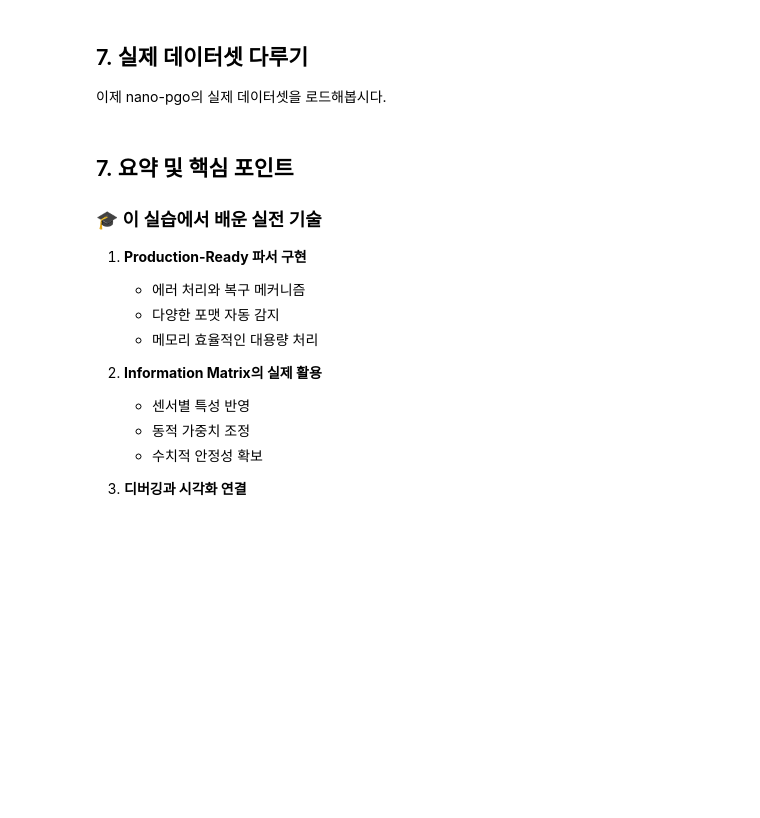
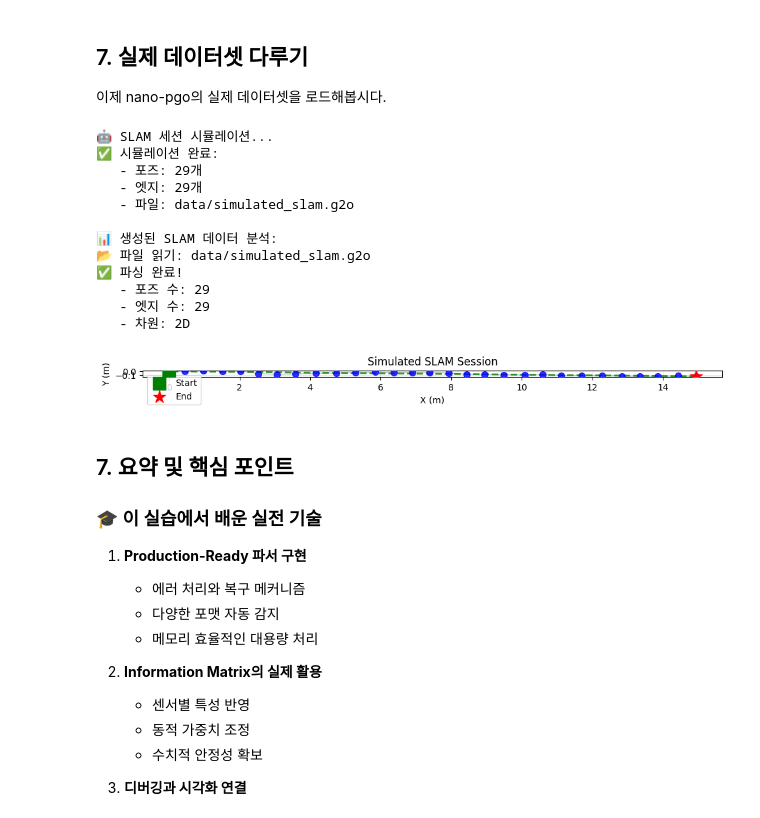
Before and after one commit to rkdals0131/Symforce, a Jupyter notebook: lib/nano-pgo/pgo101/chapter02_understanding_g2o_format.ipynb, the cells around one changed output. Saved outputs shown, nothing was run; the diff lists cells and outputs as text; code cells hidden in the pictures; blank space fills up the shorter version.

```diff
--- a/lib/nano-pgo/pgo101/chapter02_understanding_g2o_format.ipynb
+++ b/lib/nano-pgo/pgo101/chapter02_understanding_g2o_format.ipynb
@@ -1354,6 +1465,7 @@ class SLAMIntegration:
             'translation': 0.5,  # 미터
             'rotation': 0.2      # 라디안
         }
+        self.last_keyframe_pose = None
 
     def process_sensor_measurement(self, sensor_type, measurement, timestamp):
         """센서 측정값을 g2o 형식으로 변환"""
@@ -1364,6 +1476,23 @@ class SLAMIntegration:
             return self._process_loop_closure(measurement, timestamp)
         elif sensor_type == "gps":
             return self._process_gps(measurement, timestamp)
+
+    def _is_keyframe(self, odom):
+        """키프레임 여부 결정"""
+        # 첫 번째 프레임은 항상 키프레임
+        if self.last_keyframe_pose is None:
+            return True
+
+        # 이동 거리 계산
+        translation_change = np.sqrt(odom['dx']**2 + odom['dy']**2)
+        rotation_change = abs(odom['dtheta'])
+
+        # 임계값 확인
+        if (translation_change > self.keyframe_threshold['translation'] or
+            rotation_change > self.keyframe_threshold['rotation']):
+            return True
+
+        return False
 
     def _process_odometry(self, odom, timestamp):
         """오도메트리 → g2o edge"""
@@ -1389,6 +1518,7 @@ class SLAMIntegration:
         }
 
         self.current_pose_id = new_pose_id
+        self.last_keyframe_pose = odom  # 마지막 키프레임 업데이트
         return edge
 
     def _compute_odometry_information(self, odom):
@@ -1484,34 +1614,53 @@ def simulate_slam_session():
                 'theta': last_pose['theta'] + odom['dtheta']
             }
 
     # 루프 클로저 시뮬레이션
     loop_data = {
         'from_id': slam.current_pose_id,
         'to_id': 0,
         'relative_pose': {'dx': 0.1, 'dy': -0.1, 'dtheta': 0.05},
         'confidence': 0.8
     }
     loop_edge = slam._process_loop_closure(loop_data, timestamp=5.0)
     slam.edges.append(loop_edge)
 
     # g2o 파일로 저장
     slam.save_to_g2o('data/simulated_slam.g2o')
 
     print(f"✅ 시뮬레이션 완료:")
     print(f"   - 포즈: {len(slam.poses)}개")
     print(f"   - 엣지: {len(slam.edges)}개")
     print(f"   - 파일: data/simulated_slam.g2o")
 
     return slam
 
 # 시뮬레이션 실행
 slam_system = simulate_slam_session()
 
 # 생성된 파일 파싱 및 시각화
 print("\n📊 생성된 SLAM 데이터 분석:")
 sim_parser = G2OParser()
 sim_poses, sim_edges = sim_parser.parse_file('data/simulated_slam.g2o')
-visualize_pose_graph_2d(sim_poses, sim_edges, "Simulated SLAM Session")
+
+# visualize_pose_graph_2d 함수가 정의되어 있는지 확인하고 호출
+if 'visualize_pose_graph_2d' in globals():
+    visualize_pose_graph_2d(sim_poses, sim_edges, "Simulated SLAM Session")
+else:
+    print("시각화 함수가 정의되지 않았습니다. Chapter 1에서 정의한 함수를 확인하세요.")
+# %% [output]
+🤖 SLAM 세션 시뮬레이션...
+✅ 시뮬레이션 완료:
+   - 포즈: 29개
+   - 엣지: 29개
+   - 파일: data/simulated_slam.g2o
+
+📊 생성된 SLAM 데이터 분석:
+📂 파일 읽기: data/simulated_slam.g2o
+✅ 파싱 완료!
+   - 포즈 수: 29
+   - 엣지 수: 29
+   - 차원: 2D
+[figure, added]
 # %% [markdown]
 ## 7. 요약 및 핵심 포인트
 
```
Also changed, not shown: parts of 8 cells of this notebook, 14 other files.
